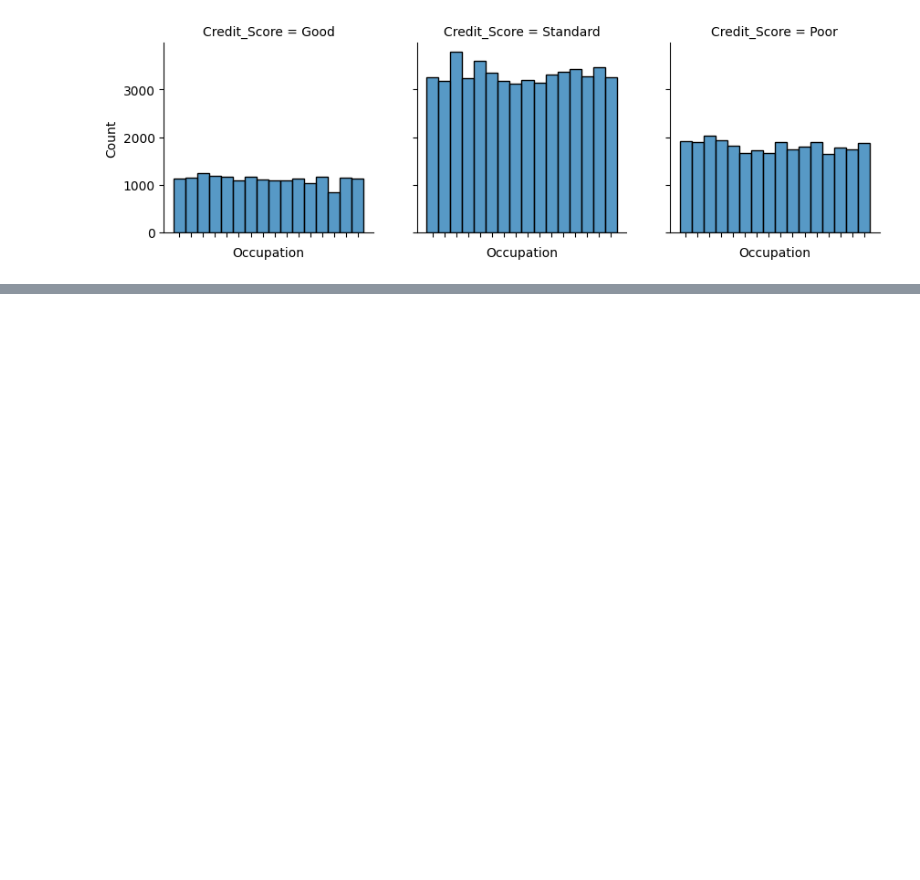
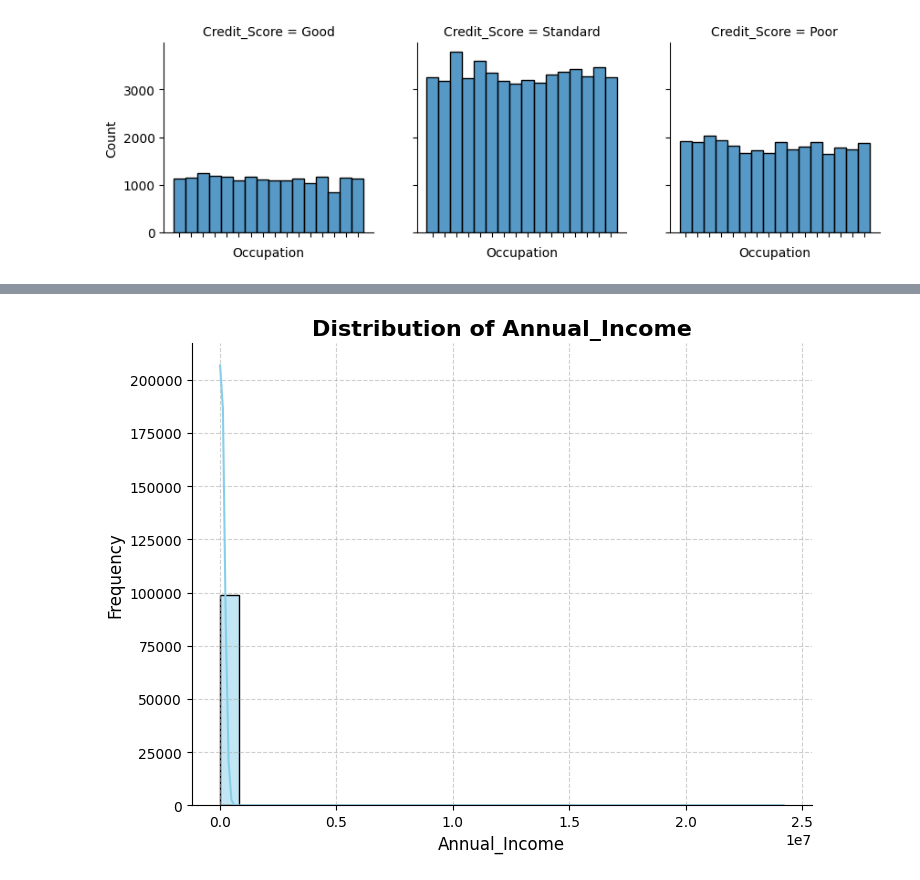
Before and after one commit to fuadh246/Credit-score-classification, a Jupyter notebook: Model/Model.ipynb, the cells around one changed output, grey strips where cells are left out. Drawn from its saved outputs; the diff is of its cells as text; code cells hidden in the pictures; blank space fills up the shorter version.

```diff
--- a/Model/Model.ipynb
+++ b/Model/Model.ipynb
@@ -298,0 +360,3 @@ sum_by_credit_score
+# %%
+df['Annual_Income'] = df['Annual_Income'].str.replace(r'[_\s-]', '', regex=True)
+df['Annual_Income']=df['Annual_Income'].astype('float')
@@ -298,0 +375,4 @@ sum_by_credit_score
+# %%
+plot_distribution(df,'Annual_Income')
+# %% [output]
+[figure, added]
```
Also changed, not shown: parts of 26 cells of this notebook.
